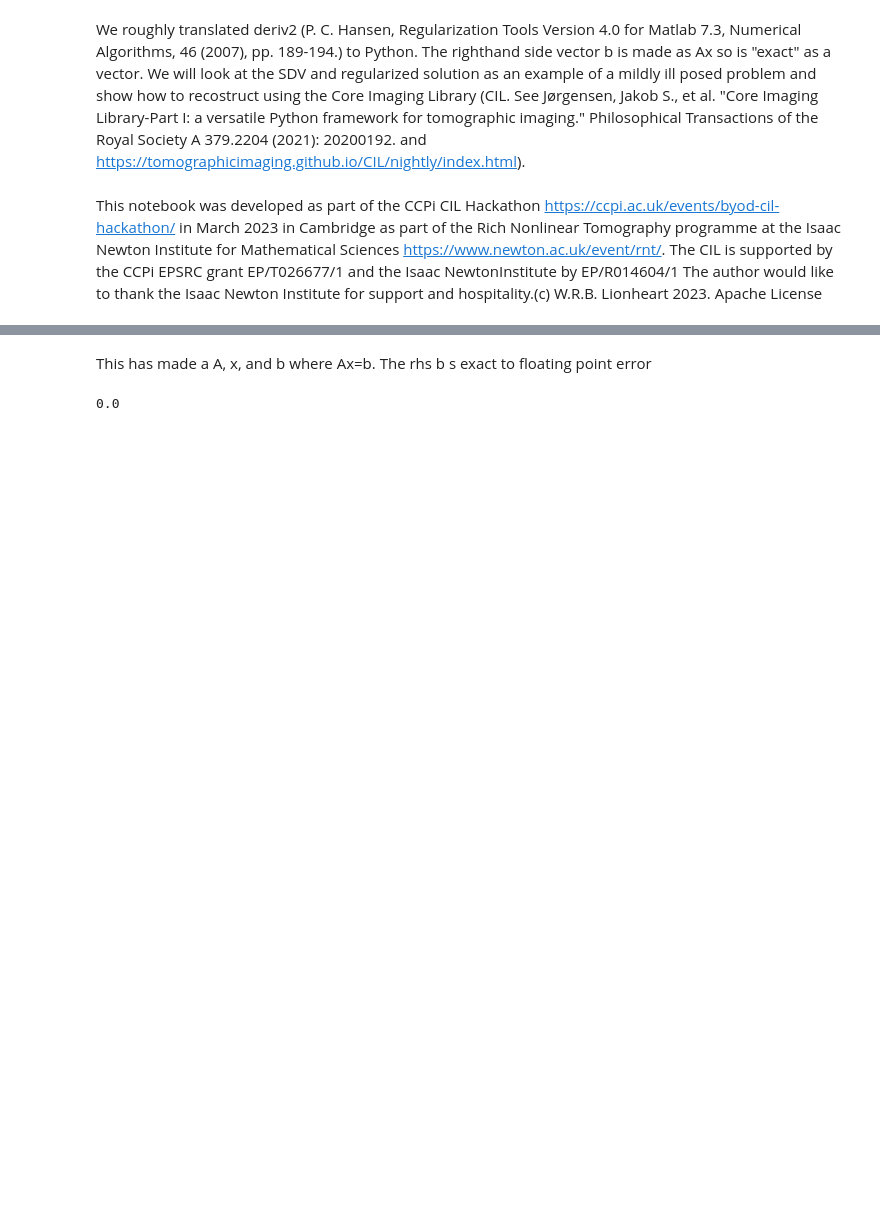
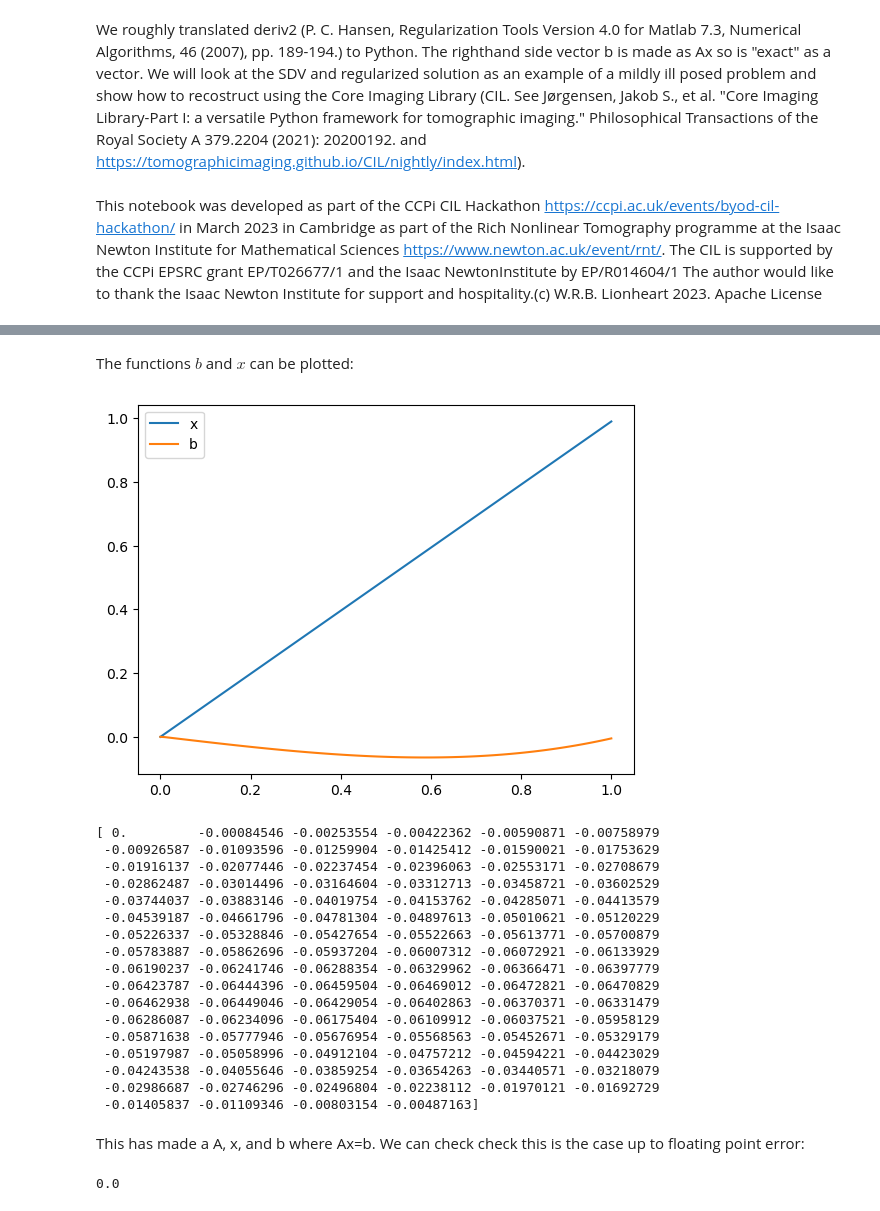
Before and after one commit to TomographicImaging/CIL-User-Showcase, a Jupyter notebook: 1DIP/deriv2_cgls.ipynb, the cells around one changed output, grey strips where cells are left out. Saved outputs shown, nothing was run; the diff lists cells and outputs as text; code cells hidden in the pictures; blank space fills up the shorter version.

```diff
--- a/1DIP/deriv2_cgls.ipynb
+++ b/1DIP/deriv2_cgls.ipynb
@@ -43,5 +59,36 @@ plt.plot(x)
+# %% [markdown]
+The functions $b$ and $x$ can be plotted:
+# %%
+
+plt.figure()
+plt.plot(np.linspace(0,1,100),x, label='x')
+plt.plot(np.linspace(0,1,100),b, label='b')
+plt.plot()
+plt.legend()
+plt.show()
+
+print(b)
+# %% [output]
+[figure, added]
+[ 0.         -0.00084546 -0.00253554 -0.00422362 -0.00590871 -0.00758979
+ -0.00926587 -0.01093596 -0.01259904 -0.01425412 -0.01590021 -0.01753629
+ -0.01916137 -0.02077446 -0.02237454 -0.02396063 -0.02553171 -0.02708679
+ -0.02862487 -0.03014496 -0.03164604 -0.03312713 -0.03458721 -0.03602529
+ -0.03744037 -0.03883146 -0.04019754 -0.04153762 -0.04285071 -0.04413579
+ -0.04539187 -0.04661796 -0.04781304 -0.04897613 -0.05010621 -0.05120229
+ -0.05226337 -0.05328846 -0.05427654 -0.05522663 -0.05613771 -0.05700879
+ -0.05783887 -0.05862696 -0.05937204 -0.06007312 -0.06072921 -0.06133929
+ -0.06190237 -0.06241746 -0.06288354 -0.06329962 -0.06366471 -0.06397779
+ -0.06423787 -0.06444396 -0.06459504 -0.06469012 -0.06472821 -0.06470829
+ -0.06462938 -0.06449046 -0.06429054 -0.06402863 -0.06370371 -0.06331479
+ -0.06286087 -0.06234096 -0.06175404 -0.06109912 -0.06037521 -0.05958129
+ -0.05871638 -0.05777946 -0.05676954 -0.05568563 -0.05452671 -0.05329179
+ -0.05197987 -0.05058996 -0.04912104 -0.04757212 -0.04594221 -0.04423029
+ -0.04243538 -0.04055646 -0.03859254 -0.03654263 -0.03440571 -0.03218079
+ -0.02986687 -0.02746296 -0.02496804 -0.02238112 -0.01970121 -0.01692729
+ -0.01405837 -0.01109346 -0.00803154 -0.00487163]
 # %% [markdown]
-This has made a A, x, and b where Ax=b. The rhs b s exact to floating point error
+This has made a A, x, and b where Ax=b. We can check check this is the case up to floating point error:
 # %%
 np.linalg.norm(A@x-b)
 # %% [output]
```
Also changed, not shown: parts of 26 cells of this notebook, 1 other file.
